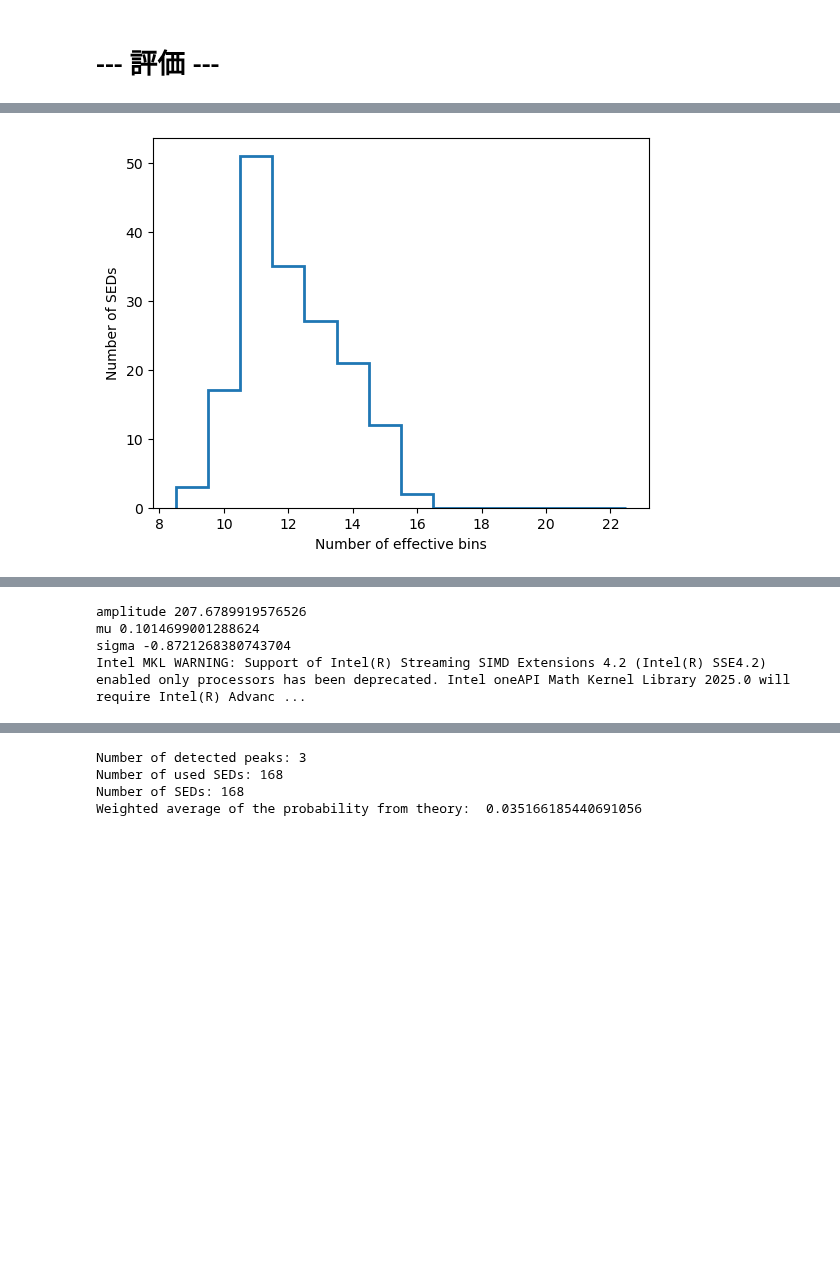
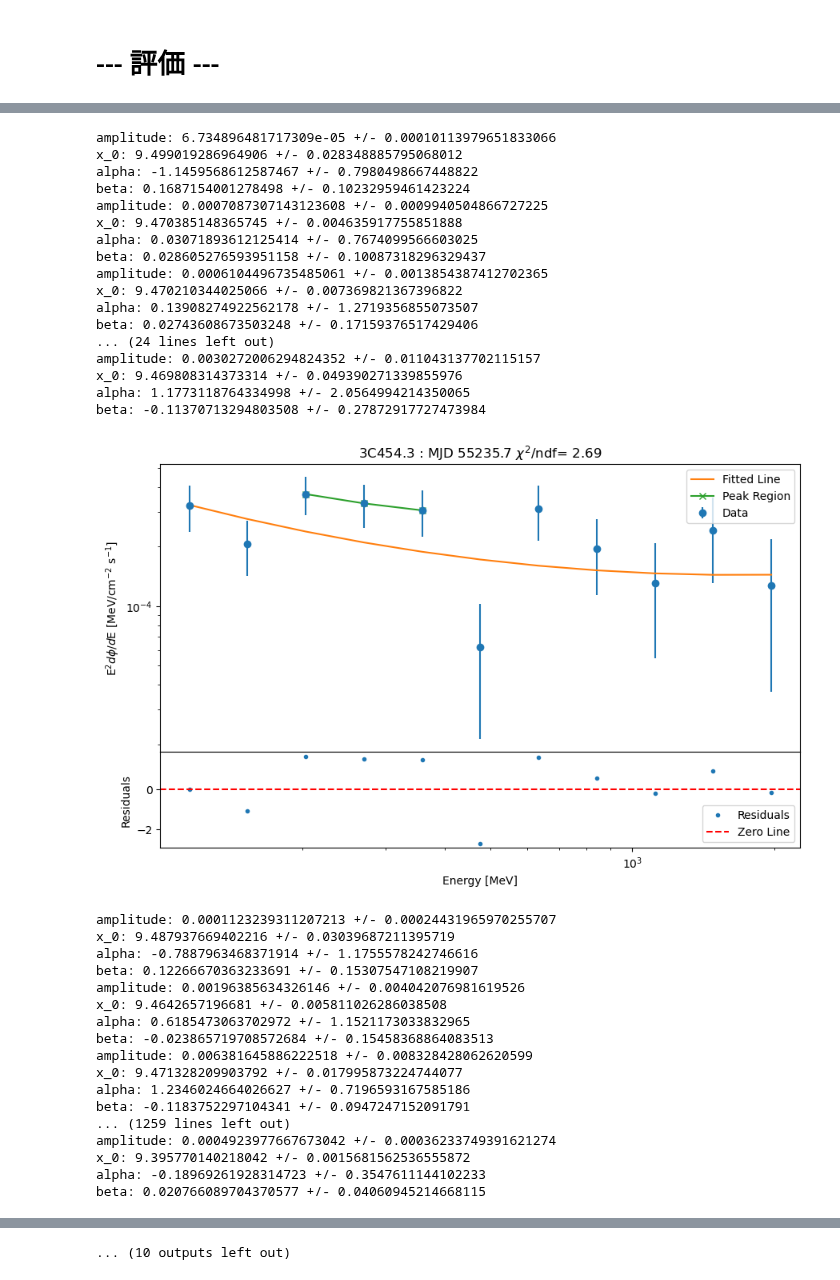
Before and after one commit to kazumaishio/SEDquest, a Jupyter notebook: SEDquest4.ipynb, the cells around one changed output, grey strips where cells are left out. Saved outputs shown, nothing was run; the diff lists cells and outputs as text; code cells hidden in the pictures; blank space fills up the shorter version.

Commit message:
fittedfunc parameter investigation

```diff
--- a/SEDquest4.ipynb
+++ b/SEDquest4.ipynb
@@ -206,7 +200,7 @@ def eval_spectra(filepath): #'data/3C454.3_allsed_14d_min11.ecsv'
 
   ### initialize a linear fitter ###
   # fit = fitting.TRFLSQFitter()
-  fit = fitting.DogBoxLSQFitter()
+  fit = fitting.DogBoxLSQFitter(calc_uncertainties=True)
 
   ### Read the data ###
   t0 = Table.read(filepath)
@@ -230,7 +224,11 @@ def eval_spectra(filepath): #'data/3C454.3_allsed_14d_min11.ecsv'
     # logpar_init.amplitude.value=x[1]*1.0e-8
     fitted_line = fit(logpar_init, x,y,weights=1.0/yerr, maxiter=200)
     residuals = (y-fitted_line(x))/yerr
-    # print(fit.fit_info)
+    # print(fitted_line.parameters)
+    # print(fit.fit_info['param_cov'])
+    for param, value in zip(fitted_line.param_names, fitted_line.parameters):
+        print(f"{param}: {value} +/- {np.sqrt(fit.fit_info['param_cov'][fitted_line.param_names.index(param), fitted_line.param_names.index(param)])}")
+    # # print(fit.fit_info)
     # residuals = (fitted_line(x)-y)/yerr # negative:dip finding
     reduced_chi_squared = calc_reduced_chi_square(fitted_line(x), x, y, yerr, len(x), 4)
     array_chisq.append(reduced_chi_squared)
@@ -427,7 +428,7 @@ def show_SED(filepath,target_MJD, range_days): #'data/3C454.3_allsed_14d_min11.e
 # eval_spectra('data/3C454.3_allsed_7d_min11.ecsv')   # 3pos, 0neg/208
 # eval_spectra('data/3C454.3_allsed_1d_min11.ecsv')   # 8pos, 0neg/556
 # eval_spectra('data/3C454.3_allsed_1d_2_min11.ecsv') # 7pos, 0neg/461, several peaks on 56830, sudden drop on 57562
-
+eval_spectra('data/3C454.3_allsed_1d_min11.ecsv')   # 8pos, /864
 
 # show_SED('data/3C454.3_allsed_1d_2_min11.ecsv', 56830, 5) # show SEDs around MJD 56830
 # show_SED('data/3C454.3_allsed_1d_2_min11.ecsv', 57562, 5) # show SEDs around MJD 57562
@@ -545,4 +546,6 @@ def show_SED(filepath,target_MJD, range_days): #'data/3C454.3_allsed_14d_min11.e
 
 # show_SED('data/3C454.3_allsed_1d_min11.ecsv', 55167, 2) # https://www.nasa.gov/science-research/fermi-sees-brightest-ever-blazar-flare/
 #
+
+# show_SED('data/4C+55.17_allsed_14d_min11.ecsv',59610,10)
 # %% [output]
@@ -552 +601,35 @@ def show_SED(filepath,target_MJD, range_days): #'data/3C454.3_allsed_14d_min11.e
+amplitude: 6.734896481717309e-05 +/- 0.00010113979651833066
+x_0: 9.499019286964906 +/- 0.028348885795068012
+alpha: -1.1459568612587467 +/- 0.7980498667448822
+beta: 0.1687154001278498 +/- 0.10232959461423224
+amplitude: 0.0007087307143123608 +/- 0.0009940504866727225
+x_0: 9.470385148365745 +/- 0.004635917755851888
+alpha: 0.03071893612125414 +/- 0.7674099566603025
+beta: 0.028605276593951158 +/- 0.10087318296329437
+amplitude: 0.0006104496735485061 +/- 0.0013854387412702365
+x_0: 9.470210344025066 +/- 0.007369821367396822
+alpha: 0.13908274922562178 +/- 1.2719356855073507
+beta: 0.02743608673503248 +/- 0.17159376517429406
+... (24 lines left out)
+amplitude: 0.0030272006294824352 +/- 0.011043137702115157
+x_0: 9.469808314373314 +/- 0.049390271339855976
+alpha: 1.1773118764334998 +/- 2.0564994214350065
+beta: -0.11370713294803508 +/- 0.27872917727473984
-[figure, old version]
+[figure, new version]
+amplitude: 0.0001123239311207213 +/- 0.00024431965970255707
+x_0: 9.487937669402216 +/- 0.03039687211395719
+alpha: -0.7887963468371914 +/- 1.1755578242746616
+beta: 0.12266670363233691 +/- 0.15307547108219907
+amplitude: 0.00196385634326146 +/- 0.004042076981619526
+x_0: 9.4642657196681 +/- 0.005811026286038508
+alpha: 0.6185473063702972 +/- 1.1521173033832965
+beta: -0.023865719708572684 +/- 0.15458368864083513
+amplitude: 0.006381645886222518 +/- 0.008328428062620599
+x_0: 9.471328209903792 +/- 0.017995873224744077
+alpha: 1.2346024664026627 +/- 0.7196593167585186
+beta: -0.1183752297104341 +/- 0.0947247152091791
+... (1259 lines left out)
+amplitude: 0.0004923977667673042 +/- 0.00036233749391621274
+x_0: 9.395770140218042 +/- 0.0015681562536555872
+alpha: -0.18969261928314723 +/- 0.3547611144102233
+beta: 0.020766089704370577 +/- 0.04060945214668115
@@ -554,4 +636,0 @@ def show_SED(filepath,target_MJD, range_days): #'data/3C454.3_allsed_14d_min11.e
-amplitude 207.6789919576526
-mu 0.1014699001288624
-sigma -0.8721268380743704
-Intel MKL WARNING: Support of Intel(R) Streaming SIMD Extensions 4.2 (Intel(R) SSE4.2) enabled only processors has been deprecated. Intel oneAPI Math Kernel Library 2025.0 will require Intel(R) Advanc ...
@@ -559,4 +655 @@ Intel MKL WARNING: Support of Intel(R) Streaming SIMD Extensions 4.2 (Intel(R) S
-Number of detected peaks: 3
-Number of used SEDs: 168
-Number of SEDs: 168
-Weighted average of the probability from theory:  0.035166185440691056
+... (10 outputs left out)
```
Also changed, not shown: parts of 4 cells of this notebook.
